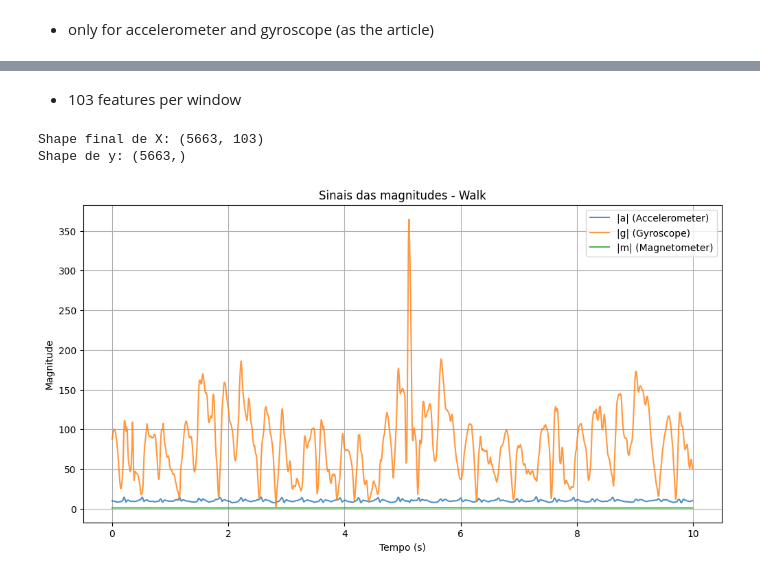
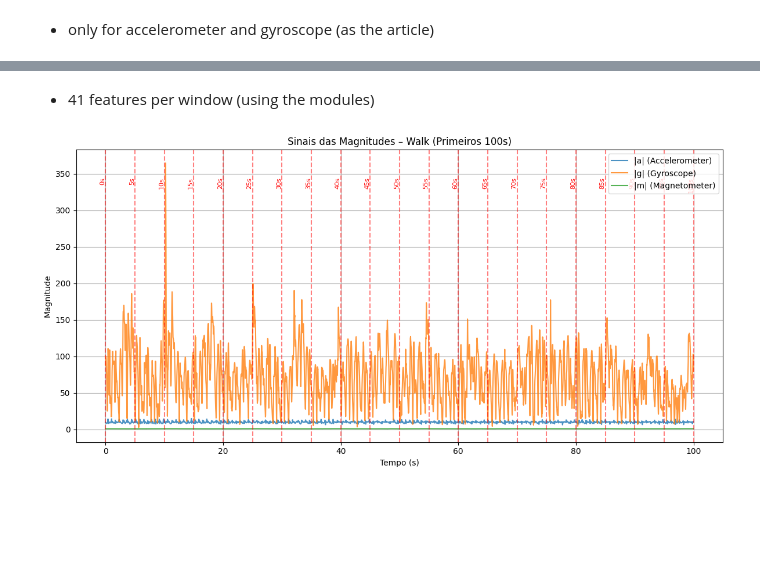
Before and after one commit to MiguelAnt17/detection_of_humans_activities, a Jupyter notebook: MiguelAntonio_2022237621.ipynb, the cells around one changed output, grey strips where cells are left out. Saved outputs shown, nothing was run; the diff lists cells and outputs as text; code cells hidden in the pictures; blank space fills up the shorter version.

Commit message:
Segmentation: corrections

```diff
--- a/MiguelAntonio_2022237621.ipynb
+++ b/MiguelAntonio_2022237621.ipynb
@@ -978,53 +1095,56 @@ Número total de janelas válidas: 5663
 # %% [markdown]
-- 103 features per window
+- 41 features per window (using the modules)
-# %%
-feature_vectors = []
-labels = []
-
-for seg_data, seg_label in segments:
-    acc = np.tile(seg_data[:, 0][:, None], (1, 3))
-    gyro = np.tile(seg_data[:, 1][:, None], (1, 3))
-
-    feat = extract_features_from_window(acc, gyro, fs)
-    feature_vectors.append(feat)
-    labels.append(seg_label)
-
-X = np.vstack(feature_vectors)
-y = np.array(labels)
-
-print("Shape final de X:", X.shape)
-print("Shape de y:", y.shape)
-# %% [output]
-Shape final de X: (5663, 103)
-Shape de y: (5663,)
 # %%
 import matplotlib.pyplot as plt
 import numpy as np
 
-# Escolher atividade para visualizar
-activity_label = 4  # por exemplo, 'Walk'
+# ============================================
+# Parâmetros
+# ============================================
+activity_label = 4     # 4 = Walk
 activity_name = 'Walk'
+fs = 50                # frequência de amostragem (Hz)
+duration_s = 100       # segundos a visualizar
+window_s = 5           # tamanho da janela (s)
 
-# Filtrar apenas essa atividade
+# ============================================
+# Selecionar amostras dessa atividade
+# ============================================
 mask = combined_data[:, 3] == activity_label
 data = combined_data[mask]
 
-# Selecionar um intervalo (por exemplo, primeiros 1000 samples)
-n_samples = 1000
-time = np.arange(n_samples) / 100  # se fs = 100 Hz
-a = data[:n_samples, 0]  # |a|
-g = data[:n_samples, 1]  # |g|
-m = data[:n_samples, 2]  # |m|
+n_samples = int(duration_s * fs)
+n_samples = min(n_samples, len(data))
 
+# Extrair as magnitudes
+a = data[:n_samples, 0]   # |a|
+g = data[:n_samples, 1]   # |g|
+m = data[:n_samples, 2] if data.shape[1] > 3 else None
+
+time = np.arange(n_samples) / fs
+
+# ============================================
+# Plot
+# ============================================
 plt.figure(figsize=(12, 6))
 plt.plot(time, a, label='|a| (Accelerometer)', alpha=0.8)
 plt.plot(time, g, label='|g| (Gyroscope)', alpha=0.8)
-plt.plot(time, m, label='|m| (Magnetometer)', alpha=0.8)
-plt.title(f"Sinais das magnitudes - {activity_name}")
+if m is not None:
+    plt.plot(time, m, label='|m| (Magnetometer)', alpha=0.8)
+
+# Linhas verticais a cada 5 s
+for t in np.arange(0, duration_s + window_s, window_s):
+    plt.axvline(x=t, color='red', linestyle='--', alpha=0.5)
+    # Opcional: mostrar o valor do tempo
+    plt.text(t, plt.ylim()[1]*0.9, f"{int(t)}s", color='red',
+             rotation=90, va='top', ha='right', fontsize=8)
+
+plt.title(f"Sinais das Magnitudes – {activity_name} (Primeiros {duration_s}s)")
 plt.xlabel("Tempo (s)")
 plt.ylabel("Magnitude")
 plt.legend()
 plt.grid(True)
+plt.tight_layout()
 plt.show()
 # %% [output]
-[figure, old version]
+[figure, new version]
```
Also changed, not shown: parts of 14 cells of this notebook.
